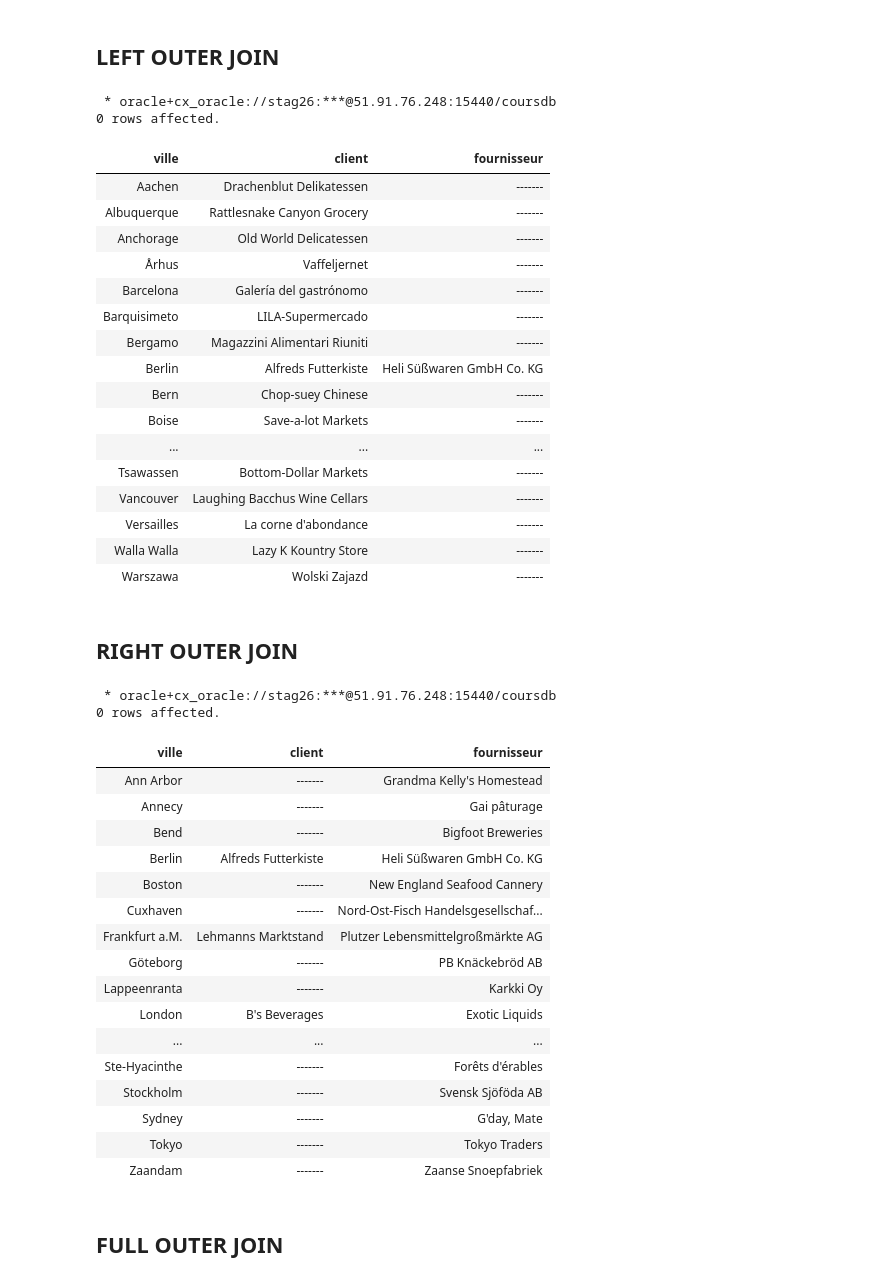
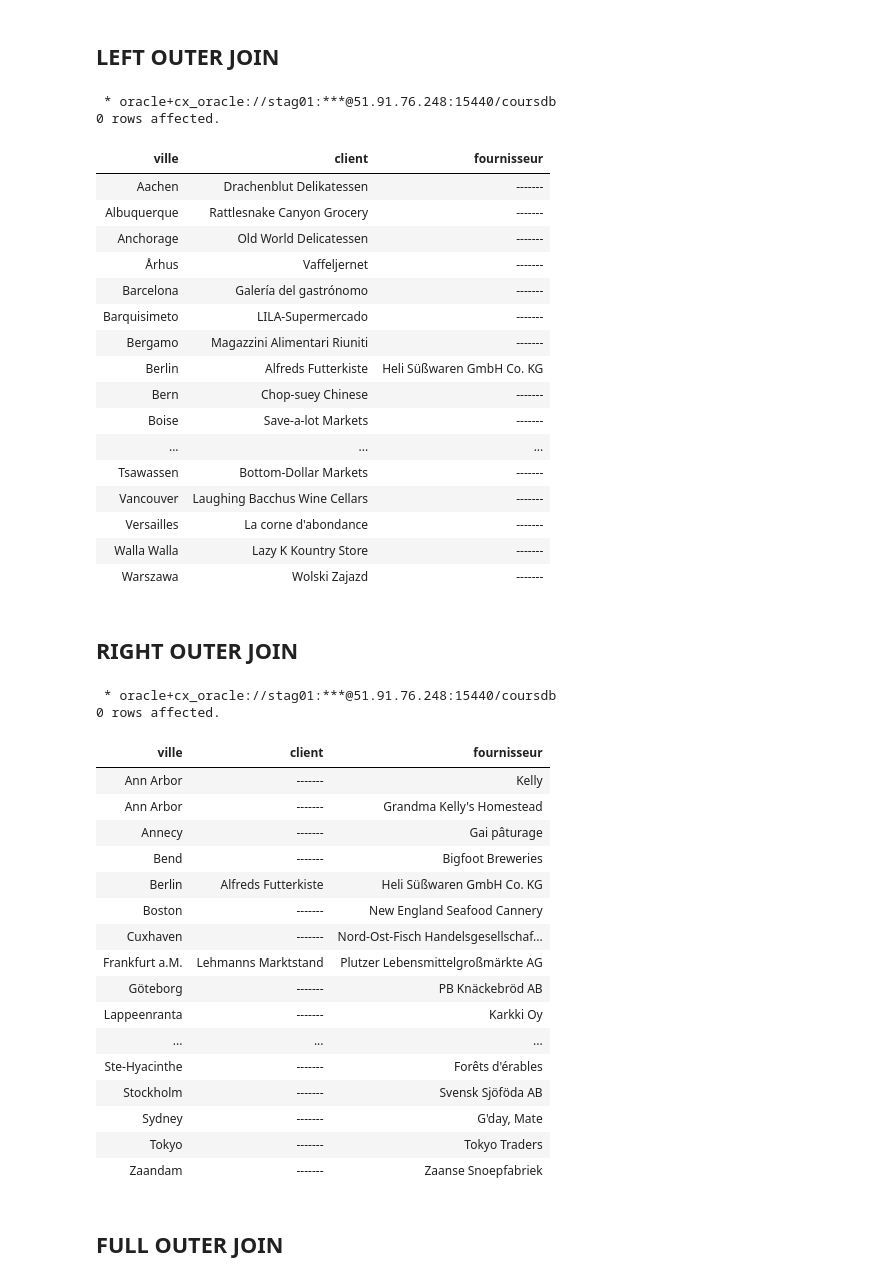
Before and after one commit to rbizoi/IntelligenceEnDonneesDeSante, a Jupyter notebook: InterrogationSQL/07-Les requêtes multi-tables.ipynb, the cells around one changed output. Drawn from its saved outputs; the diff is of its cells as text; code cells hidden in the pictures.

```diff
--- a/InterrogationSQL/07-Les requêtes multi-tables.ipynb
+++ b/InterrogationSQL/07-Les requêtes multi-tables.ipynb
@@ -263,15 +225,15 @@ ORDER BY VILLE
 # %% [markdown]
 ## LEFT OUTER JOIN
 # %%
-%sql \
-SELECT COALESCE(C.VILLE,F.VILLE) VILLE,       \
-       NVL(C.SOCIETE,'-------') CLIENT,       \
-       NVL(F.SOCIETE,'-------') FOURNISSEUR   \
-FROM CLIENTS C LEFT OUTER JOIN FOURNISSEURS F \
-     ON C.VILLE = F.VILLE                     \
+%%sql
+SELECT COALESCE(C.VILLE,F.VILLE) VILLE,
+       NVL(C.SOCIETE,'-------') CLIENT,
+       NVL(F.SOCIETE,'-------') FOURNISSEUR
+FROM CLIENTS C LEFT OUTER JOIN FOURNISSEURS F
+     ON C.VILLE = F.VILLE
 ORDER BY VILLE
 # %% [output]
- * oracle+cx_oracle://stag26:***@51.91.76.248:15440/coursdb
+ * oracle+cx_oracle://stag01:***@51.91.76.248:15440/coursdb
 0 rows affected.
 | ville | client | fournisseur |
 | Aachen | Drachenblut Delikatessen | ------- |
@@ -293,17 +255,18 @@ ORDER BY VILLE
 # %% [markdown]
 ## RIGHT OUTER JOIN
 # %%
-%sql \
-SELECT COALESCE(C.VILLE,F.VILLE) VILLE,       \
-       NVL(C.SOCIETE,'-------') CLIENT,       \
-       NVL(F.SOCIETE,'-------') FOURNISSEUR   \
-FROM CLIENTS C RIGHT OUTER JOIN FOURNISSEURS F \
-     ON C.VILLE = F.VILLE                     \
+%%sql
+SELECT COALESCE(C.VILLE,F.VILLE) VILLE,
+       NVL(C.SOCIETE,'-------') CLIENT,
+       NVL(F.SOCIETE,'-------') FOURNISSEUR
+FROM CLIENTS C RIGHT OUTER JOIN FOURNISSEURS F
+     ON C.VILLE = F.VILLE
 ORDER BY VILLE
 # %% [output]
- * oracle+cx_oracle://stag26:***@51.91.76.248:15440/coursdb
+ * oracle+cx_oracle://stag01:***@51.91.76.248:15440/coursdb
 0 rows affected.
 | ville | client | fournisseur |
+| Ann Arbor | ------- | Kelly |
 | Ann Arbor | ------- | Grandma Kelly's Homestead |
 | Annecy | ------- | Gai pâturage |
 | Bend | ------- | Bigfoot Breweries |
@@ -313,7 +276,6 @@ ORDER BY VILLE
 | Frankfurt a.M. | Lehmanns Marktstand | Plutzer Lebensmittelgroßmärkte AG |
 | Göteborg | ------- | PB Knäckebröd AB |
 | Lappeenranta | ------- | Karkki Oy |
-| London | B's Beverages | Exotic Liquids |
 | ... | ... | ... |
 | Ste-Hyacinthe | ------- | Forêts d'érables |
 | Stockholm | ------- | Svensk Sjöföda AB |
```
Also changed, not shown: parts of 17 cells of this notebook.
